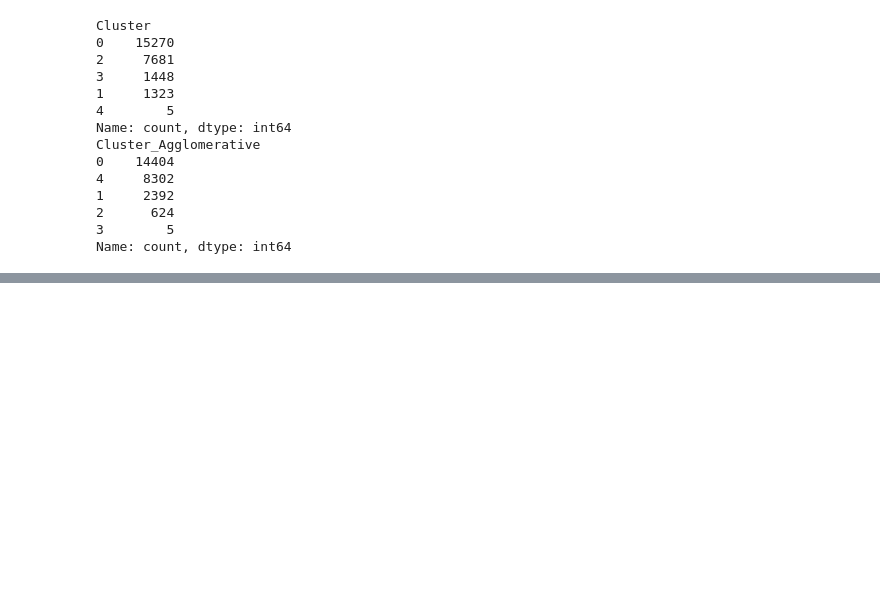
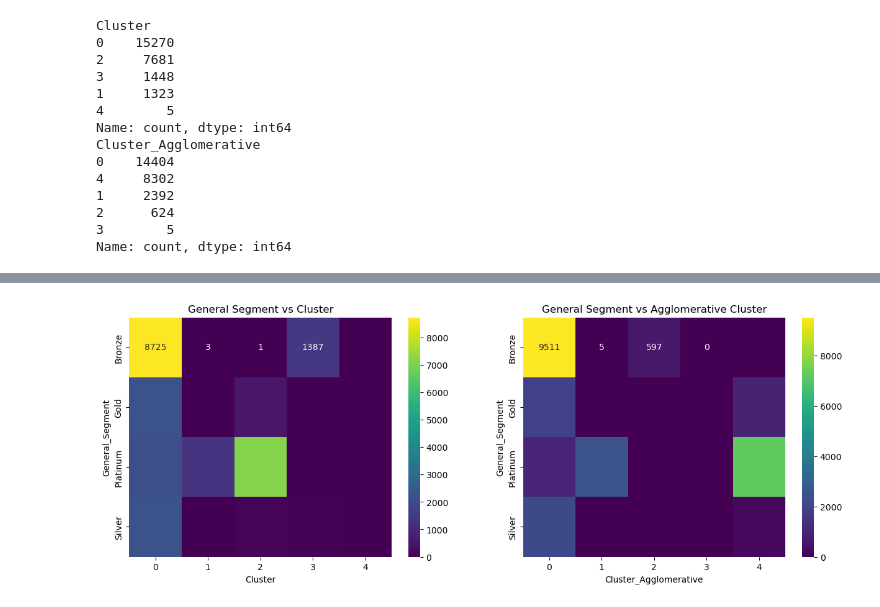
Before and after one commit to PeterBaraka/ml_fieldwork_lab, a Jupyter notebook: seg_clustering.ipynb, the cells around one changed output, grey strips where cells are left out. Drawn from its saved outputs; the diff is of its cells as text; code cells hidden in the pictures; blank space fills up the shorter version.

```diff
--- a/seg_clustering.ipynb
+++ b/seg_clustering.ipynb
@@ -278,3 +266,13 @@ Cluster_Agglomerative
 2      624
 3        5
 Name: count, dtype: int64
+# %%
+# Create a dataframe with CUSTOMER_ID, Cluster, RFM_Score, loyalty_score, POINTS_SPENT and General_Segment as cluster_df_
+cluster_df_ = df[['CUSTOMER_ID', 'Cluster', 'RFM_Score', 'loyalty_score', 'POINTS_SPENT', 'General_Segment', 'RFM_Segment']]
+# Sort cluster_df_ according to cluster and RFM_Segment in descending order
+cluster_df_ = cluster_df_.sort_values(['Cluster', 'RFM_Segment'], ascending=False)
+
+# Create a dataframe with CUSTOMER_ID, Cluster_Agglomerative, RFM_Score, loyalty_score, POINTS_SPENT and General_Segment as agg_cluster_df_
+agg_cluster_df_ = df[['CUSTOMER_ID', 'Cluster_Agglomerative', 'RFM_Score', 'loyalty_score', 'POINTS_SPENT', 'General_Segment', 'RFM_Segment']]
+# Sort agg_cluster_df_ according to Cluster_Agglomerative and RFM_Segment in descending order
+agg_cluster_df_ = agg_cluster_df_.sort_values(['Cluster_Agglomerative', 'RFM_Segment'], ascending=False)
@@ -280,0 +341,15 @@ Name: count, dtype: int64
+# %%
+# Plot the heatmaps of General_Segment vs Cluster column and the General_Segment vs Agglomerative Cluster column
+plt.figure(figsize=(15, 5))
+
+plt.subplot(1, 2, 1)
+sns.heatmap(pd.crosstab(cluster_df_['General_Segment'], cluster_df_['Cluster']), annot=True, fmt='d', cmap='viridis')
+plt.title('General Segment vs Cluster')
+
+plt.subplot(1, 2, 2)
+sns.heatmap(pd.crosstab(agg_cluster_df_['General_Segment'], agg_cluster_df_['Cluster_Agglomerative']), annot=True, fmt='d', cmap='viridis')
+plt.title('General Segment vs Agglomerative Cluster')
+
+plt.show()
+# %% [output]
+[figure, added]
```
Also changed, not shown: parts of 6 cells of this notebook.
